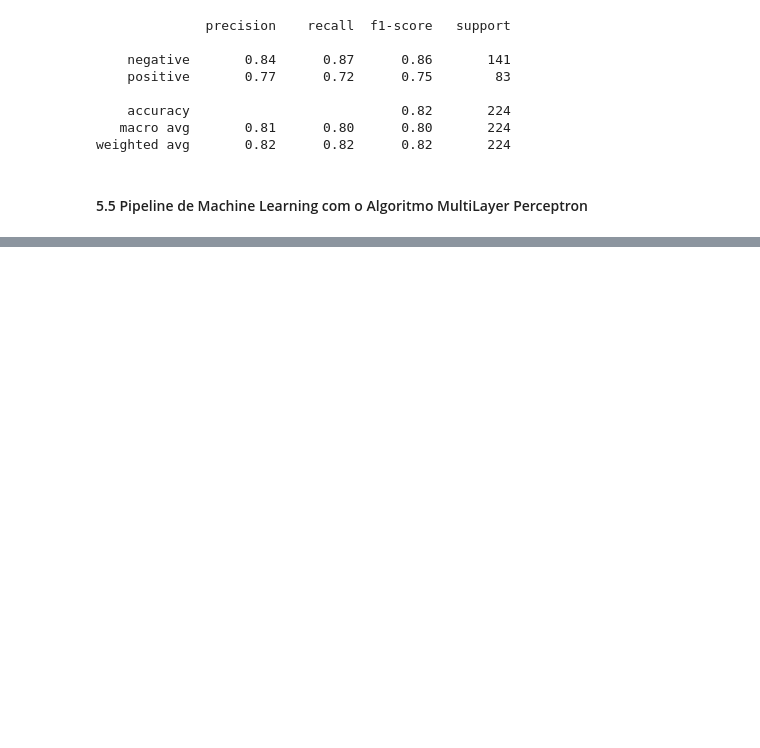
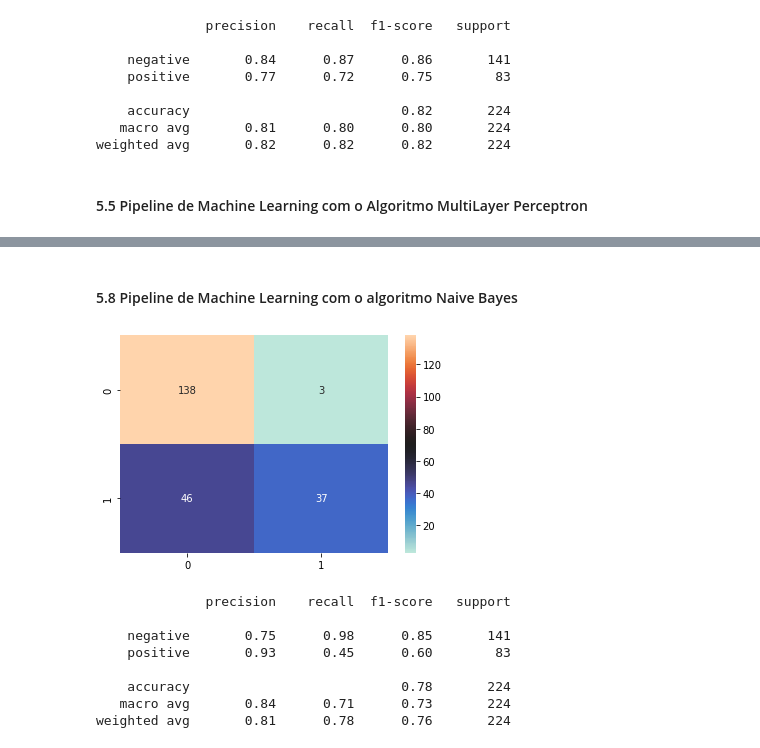
Before and after one commit to macedoti13/Election-Tweets-Sentiment-Analysis, a Jupyter notebook: final.ipynb, the cells around one changed output, grey strips where cells are left out. Cells and saved outputs as stored; diff of their text form; code cells hidden in the pictures; blank space fills up the shorter version.

```diff
--- a/final.ipynb
+++ b/final.ipynb
@@ -275,0 +319,21 @@ weighted avg       0.84      0.84      0.84       224
+# %% [markdown]
+#### 5.8 Pipeline de Machine Learning com o algoritmo Naive Bayes
+# %%
+pipeline_nb = Pipeline([
+    ('tfidf', TfidfVectorizer(tokenizer=tokenize)),
+    ('nb', MultinomialNB())
+])
+
+pipeline_nb.fit(X_train, y_train)
+y_pred = pipeline_nb.predict(X_test)
+plot_results(y_test, y_pred)
+# %% [output]
+[figure, added]
+              precision    recall  f1-score   support
+
+    negative       0.75      0.98      0.85       141
+    positive       0.93      0.45      0.60        83
+
+    accuracy                           0.78       224
+   macro avg       0.84      0.71      0.73       224
+weighted avg       0.81      0.78      0.76       224
```
Also changed, not shown: parts of 13 cells of this notebook, 3 other files.
